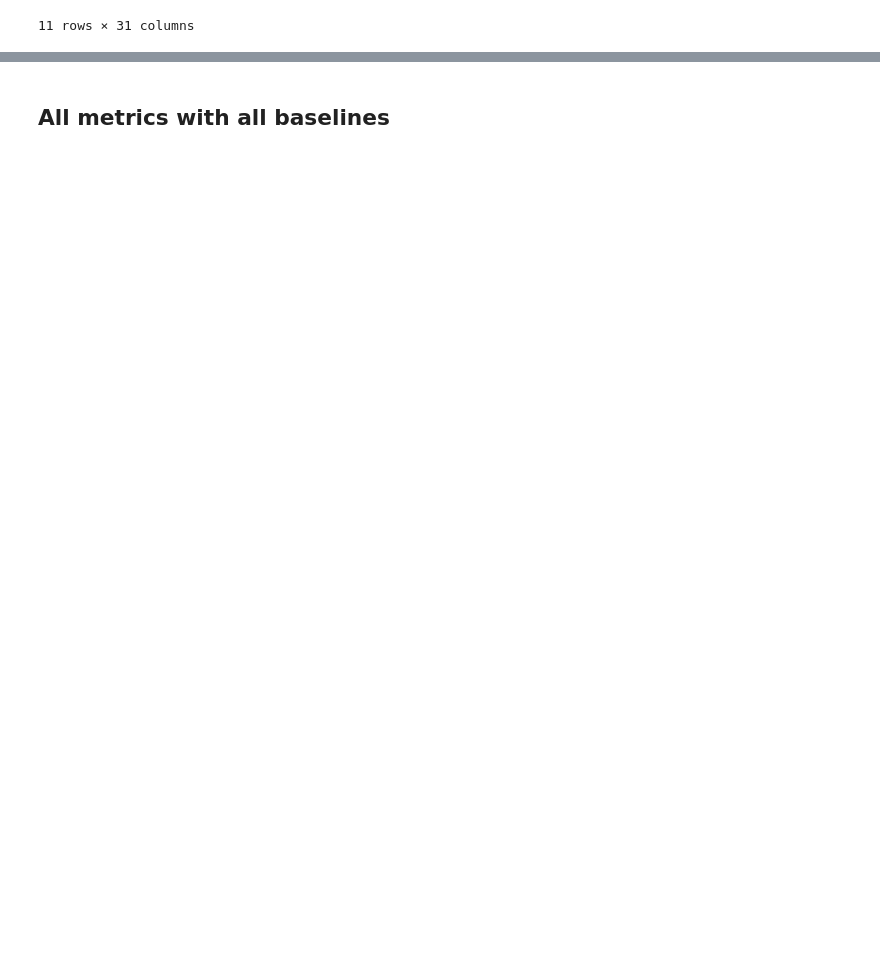
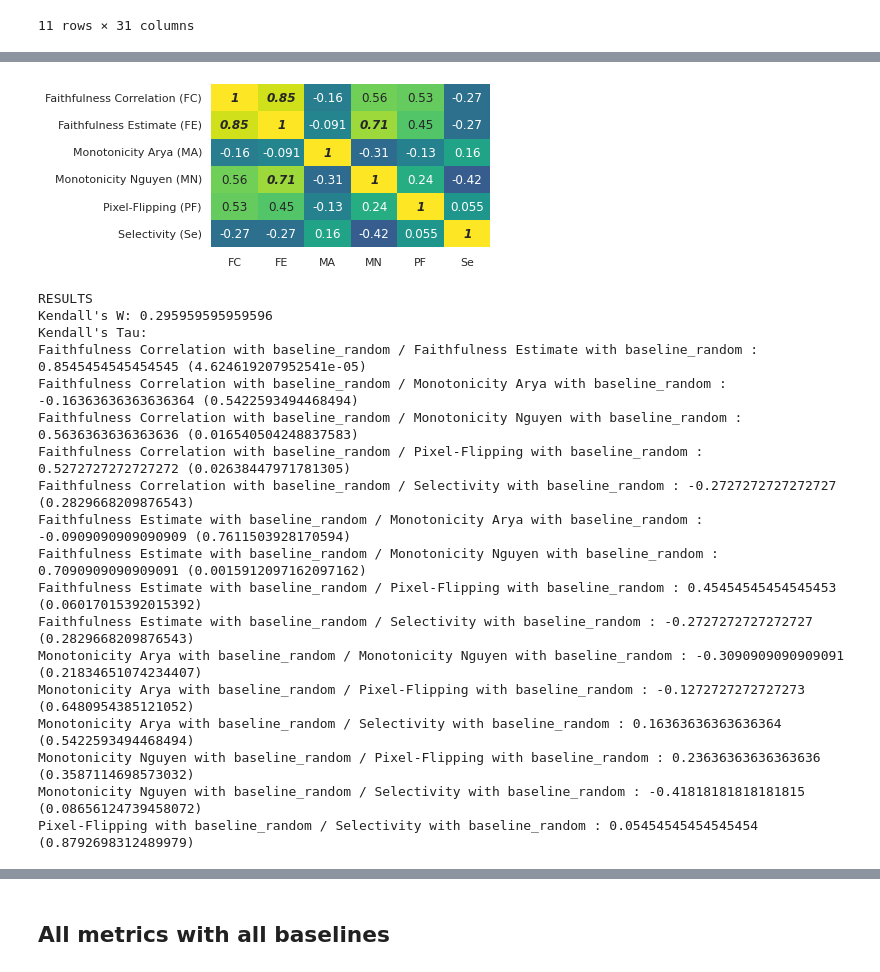
Before and after one commit to multitel-ai/Evaluation-XAI-Metrics-GD6-TRAIL, a Jupyter notebook: XAI_analysis_correlations_rank_aggreg.ipynb, the cells around one changed output, grey strips where cells are left out. Drawn from its saved outputs; the diff is of its cells as text; code cells hidden in the pictures; blank space fills up the shorter version.

```diff
--- a/XAI_analysis_correlations_rank_aggreg.ipynb
+++ b/XAI_analysis_correlations_rank_aggreg.ipynb
@@ -304,0 +383,22 @@ def plot_corr_matrix(tau_values, p_values, labels, masked=False, show=True, save
+# %%
+plot_same_baseline_diff_metrics_figure(dico_ranks, 'baseline_random')
+# %% [output]
+[figure, added]
+RESULTS
+Kendall's W: 0.295959595959596
+Kendall's Tau:
+Faithfulness Correlation with baseline_random / Faithfulness Estimate with baseline_random : 0.8545454545454545 (4.624619207952541e-05)
+Faithfulness Correlation with baseline_random / Monotonicity Arya with baseline_random : -0.16363636363636364 (0.5422593494468494)
+Faithfulness Correlation with baseline_random / Monotonicity Nguyen with baseline_random : 0.5636363636363636 (0.016540504248837583)
+Faithfulness Correlation with baseline_random / Pixel-Flipping with baseline_random : 0.5272727272727272 (0.02638447971781305)
+Faithfulness Correlation with baseline_random / Selectivity with baseline_random : -0.2727272727272727 (0.2829668209876543)
+Faithfulness Estimate with baseline_random / Monotonicity Arya with baseline_random : -0.0909090909090909 (0.7611503928170594)
+Faithfulness Estimate with baseline_random / Monotonicity Nguyen with baseline_random : 0.7090909090909091 (0.0015912097162097162)
+Faithfulness Estimate with baseline_random / Pixel-Flipping with baseline_random : 0.45454545454545453 (0.06017015392015392)
+Faithfulness Estimate with baseline_random / Selectivity with baseline_random : -0.2727272727272727 (0.2829668209876543)
+Monotonicity Arya with baseline_random / Monotonicity Nguyen with baseline_random : -0.3090909090909091 (0.21834651074234407)
+Monotonicity Arya with baseline_random / Pixel-Flipping with baseline_random : -0.1272727272727273 (0.6480954385121052)
+Monotonicity Arya with baseline_random / Selectivity with baseline_random : 0.16363636363636364 (0.5422593494468494)
+Monotonicity Nguyen with baseline_random / Pixel-Flipping with baseline_random : 0.23636363636363636 (0.3587114698573032)
+Monotonicity Nguyen with baseline_random / Selectivity with baseline_random : -0.41818181818181815 (0.08656124739458072)
+Pixel-Flipping with baseline_random / Selectivity with baseline_random : 0.05454545454545454 (0.8792698312489979)
```
Also changed, not shown: parts of 93 cells of this notebook, 40 other files.
